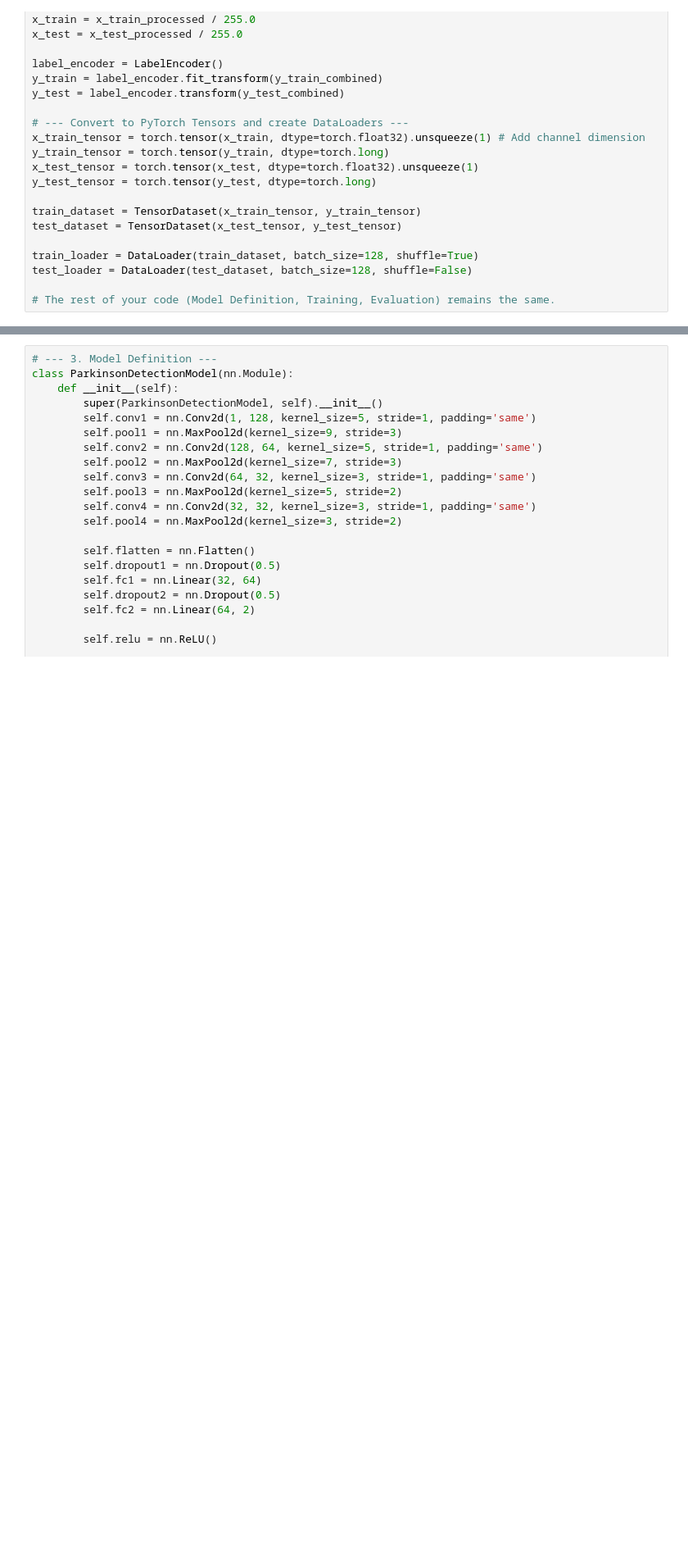
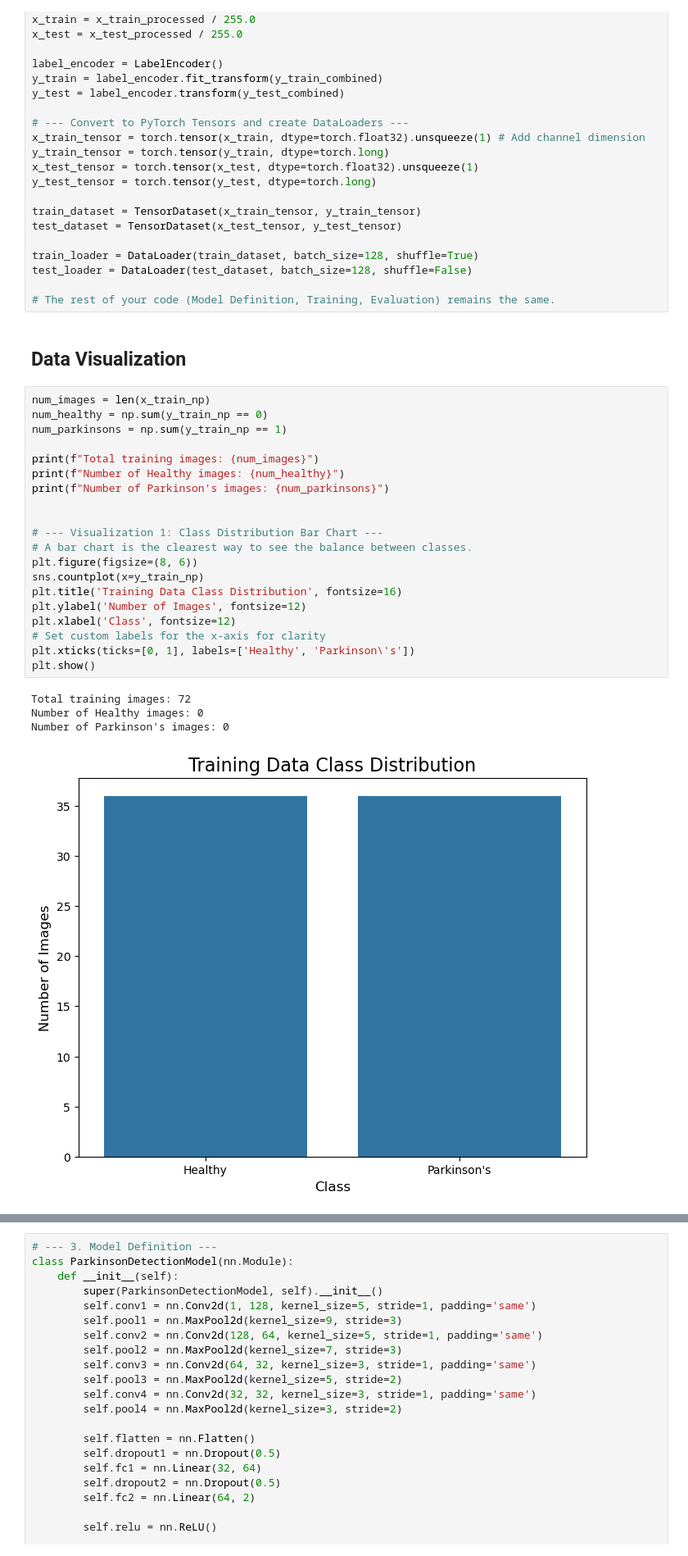
Before and after one commit to Laabh-Gupta/Parkinsons-disease-Detection, a Jupyter notebook: Parkinsons_Disease_Detection_2.ipynb, the cells around one changed output, grey strips where cells are left out. Shown at 82% size. Cells and saved outputs as stored; diff of their text form; blank space fills up the shorter version.

Commit message:
Updated Notebook: Parkinsons-disease-Detection_2.ipynb

```diff
--- a/Parkinsons_Disease_Detection_2.ipynb
+++ b/Parkinsons_Disease_Detection_2.ipynb
@@ -97,3 +103,30 @@ train_loader = DataLoader(train_dataset, batch_size=128, shuffle=True)
 test_loader = DataLoader(test_dataset, batch_size=128, shuffle=False)
 
 # The rest of your code (Model Definition, Training, Evaluation) remains the same.
+# %% [markdown]
+## Data Visualization
+# %%
+num_images = len(x_train_np)
+num_healthy = np.sum(y_train_np == 0)
+num_parkinsons = np.sum(y_train_np == 1)
+
+print(f"Total training images: {num_images}")
+print(f"Number of Healthy images: {num_healthy}")
+print(f"Number of Parkinson's images: {num_parkinsons}")
+
+
+# --- Visualization 1: Class Distribution Bar Chart ---
+# A bar chart is the clearest way to see the balance between classes.
+plt.figure(figsize=(8, 6))
+sns.countplot(x=y_train_np)
+plt.title('Training Data Class Distribution', fontsize=16)
+plt.ylabel('Number of Images', fontsize=12)
+plt.xlabel('Class', fontsize=12)
+# Set custom labels for the x-axis for clarity
+plt.xticks(ticks=[0, 1], labels=['Healthy', 'Parkinson\'s'])
+plt.show()
+# %% [output]
+Total training images: 72
+Number of Healthy images: 0
+Number of Parkinson's images: 0
+[figure, added]
```
Also changed, not shown: parts of 37 cells of this notebook, 1 other file.
